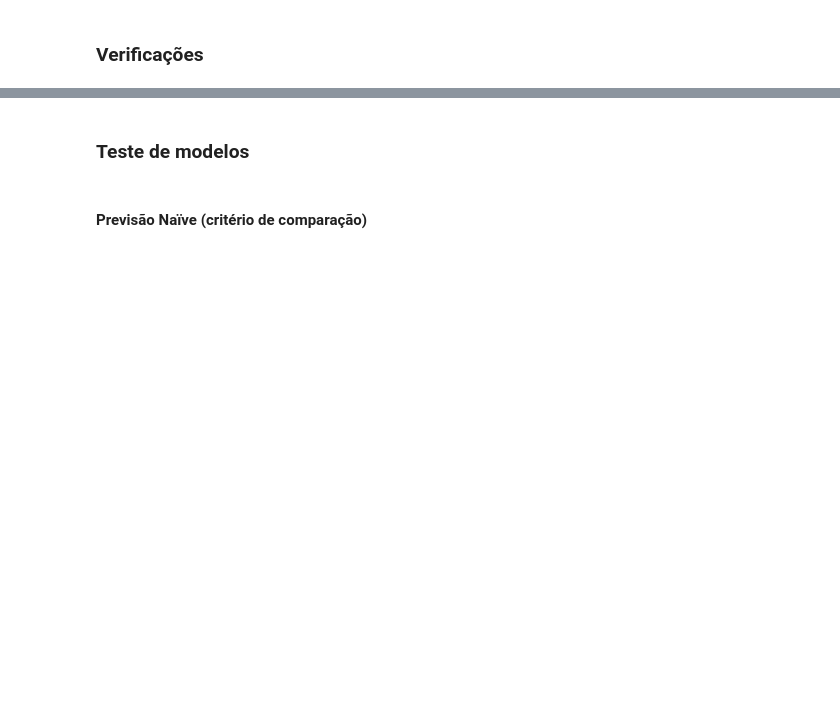
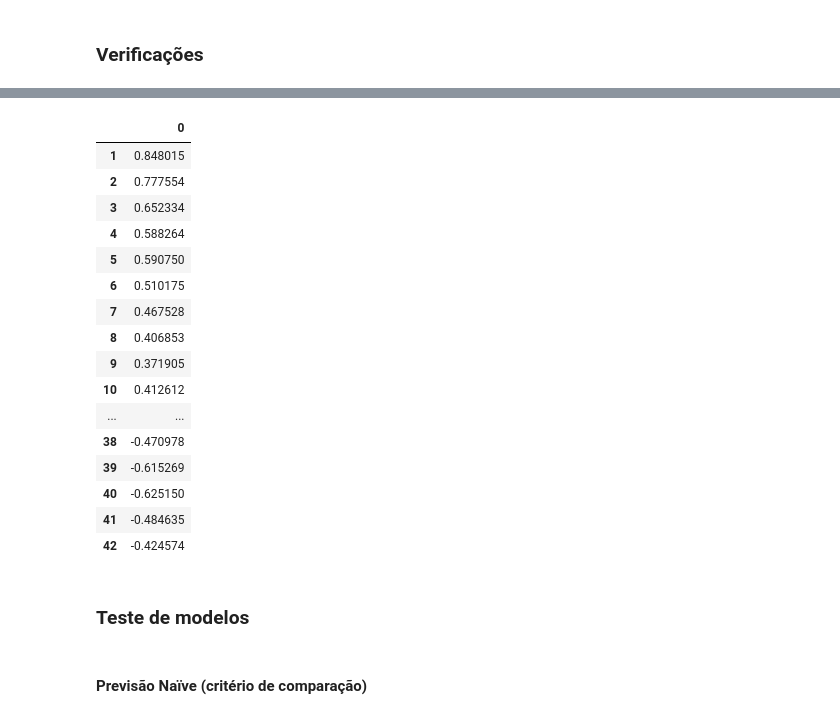
Before and after one commit to ffserro/MVP, a Jupyter notebook: mvp.ipynb, the cells around one changed output, grey strips where cells are left out. Drawn from its saved outputs; the diff is of its cells as text; code cells hidden in the pictures; blank space fills up the shorter version.

```diff
--- a/mvp.ipynb
+++ b/mvp.ipynb
@@ -450,3 +464,25 @@ print(f'ADF: {result[0]}, p-valor: {result[1]}')
+# %%
+autocorr_values = pd.DataFrame({i:[mmm_marinha.totais_balanco_paiol_despesa.autocorr(lag=i)] for i in range(1, 50)}).T
+
+autocorr_values[abs(autocorr_values[0]) >= 0.3]
+# %% [output]
+|  | 0 |
+| 1 | 0.848015 |
+| 2 | 0.777554 |
+| 3 | 0.652334 |
+| 4 | 0.588264 |
+| 5 | 0.590750 |
+| 6 | 0.510175 |
+| 7 | 0.467528 |
+| 8 | 0.406853 |
+| 9 | 0.371905 |
+| 10 | 0.412612 |
+| ... | ... |
+| 38 | -0.470978 |
+| 39 | -0.615269 |
+| 40 | -0.625150 |
+| 41 | -0.484635 |
+| 42 | -0.424574 |
 # %% [markdown]
 ### Teste de modelos
 # %% [markdown]
```
Also changed, not shown: parts of 8 cells of this notebook.
